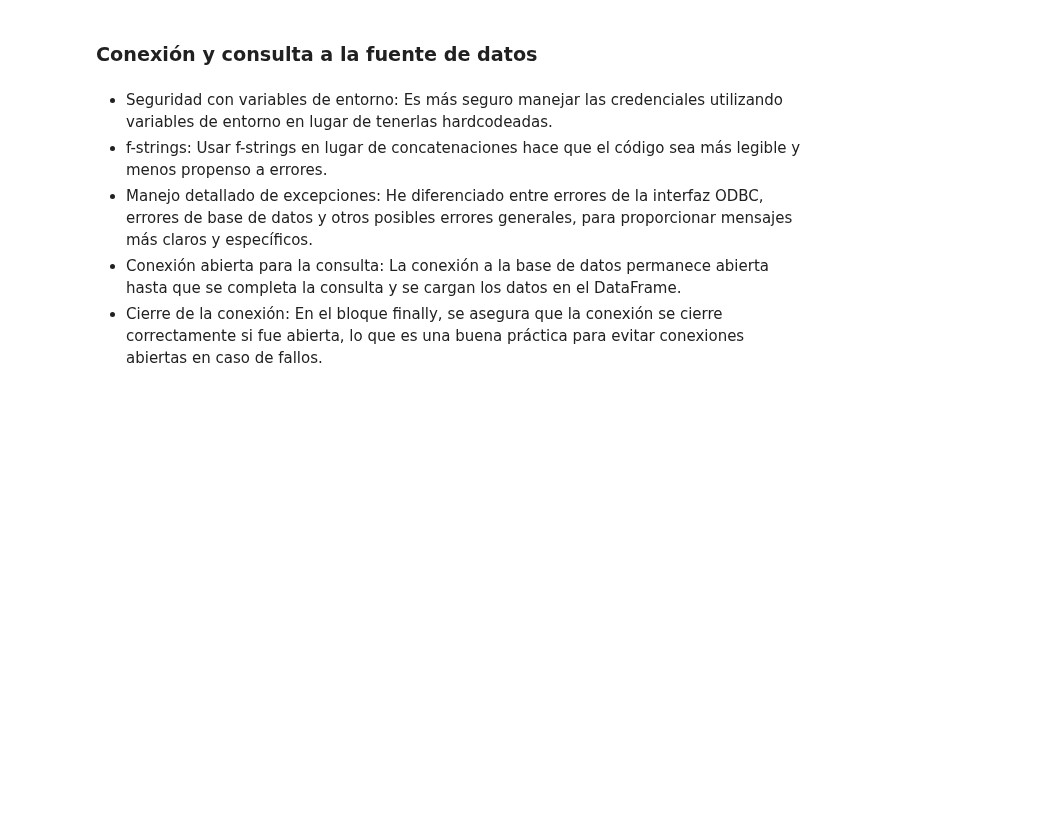
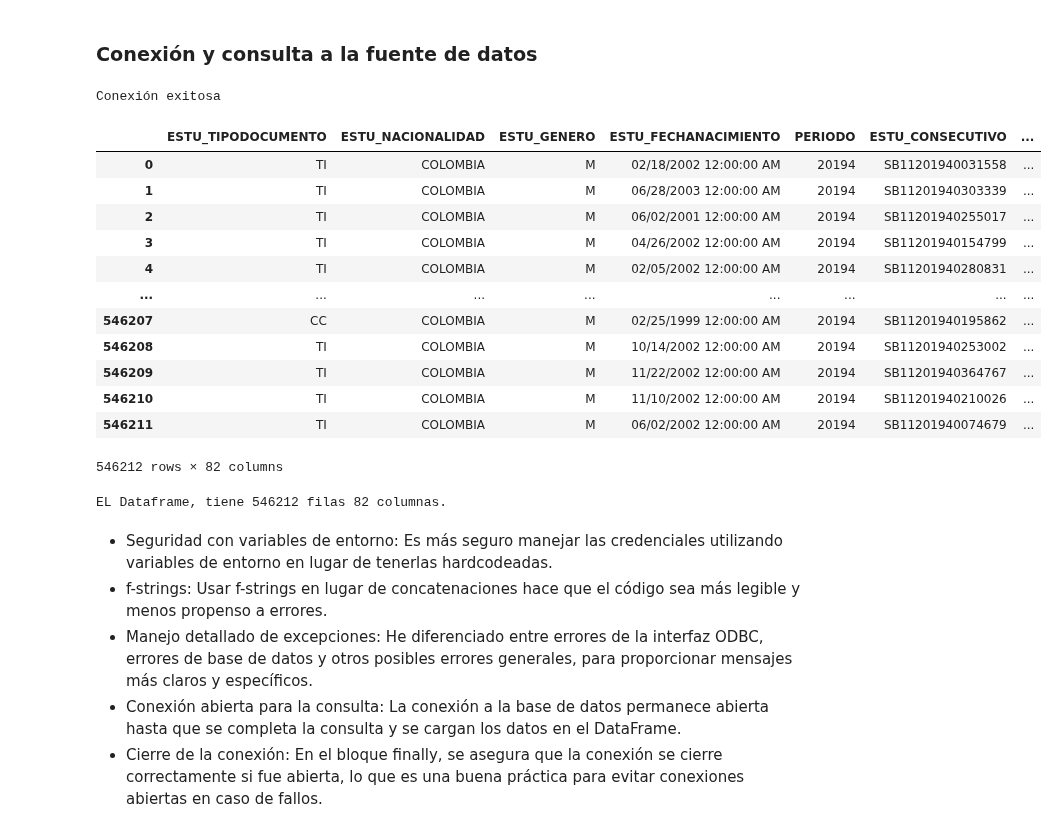
Before and after one commit to wespitia9/AVDV3-219, a Jupyter notebook: Modulo_1-Tecnicas_Avanzadas_de_Analisis_de_Datos/Modulo-1_dev.ipynb, the cells around one changed output. Drawn from its saved outputs; the diff is of its cells as text; code cells hidden in the pictures; blank space fills up the shorter version.

```diff
--- a/Modulo_1-Tecnicas_Avanzadas_de_Analisis_de_Datos/Modulo-1_dev.ipynb
+++ b/Modulo_1-Tecnicas_Avanzadas_de_Analisis_de_Datos/Modulo-1_dev.ipynb
@@ -334,6 +325,43 @@ Temas:
 - Etiquetas: pruebas icfes,icfes,saber 11,resultados
 # %% [markdown]
 ### Conexión y consulta a la fuente de datos
+# %%
+direccion_servidor = 'localhost'
+nombre_bd = 'resultados_icfes_dev'
+nombre_usuario  = 'sa'
+password = '1038'
+
+try:
+    conn = pyodbc.connect('DRIVER={ODBC Driver 17 for SQL Server};SERVER=' +
+                        direccion_servidor+';DATABASE='+nombre_bd+';UID='+nombre_usuario+';PWD=' + password)
+    print("Conexión exitosa")
+except Exception as e:
+    print("Ocurrio un error al conectar a SQL", e)
+# %% [output]
+Conexión exitosa
+# %%
+consulta_sql = '''SELECT * FROM [dbo].[Saber_11_2019-2-OK]'''
+df_resultados_2019_2 = pd.read_sql(consulta_sql, conn)
+df_resultados_2019_2
+# %% [output]
+|  | ESTU_TIPODOCUMENTO | ESTU_NACIONALIDAD | ESTU_GENERO | ESTU_FECHANACIMIENTO | PERIODO | ESTU_CONSECUTIVO | ... |
+| 0 | TI | COLOMBIA | M | 02/18/2002 12:00:00 AM | 20194 | SB11201940031558 | ... |
+| 1 | TI | COLOMBIA | M | 06/28/2003 12:00:00 AM | 20194 | SB11201940303339 | ... |
+| 2 | TI | COLOMBIA | M | 06/02/2001 12:00:00 AM | 20194 | SB11201940255017 | ... |
+| 3 | TI | COLOMBIA | M | 04/26/2002 12:00:00 AM | 20194 | SB11201940154799 | ... |
+| 4 | TI | COLOMBIA | M | 02/05/2002 12:00:00 AM | 20194 | SB11201940280831 | ... |
+| ... | ... | ... | ... | ... | ... | ... | ... |
+| 546207 | CC | COLOMBIA | M | 02/25/1999 12:00:00 AM | 20194 | SB11201940195862 | ... |
+| 546208 | TI | COLOMBIA | M | 10/14/2002 12:00:00 AM | 20194 | SB11201940253002 | ... |
+| 546209 | TI | COLOMBIA | M | 11/22/2002 12:00:00 AM | 20194 | SB11201940364767 | ... |
+| 546210 | TI | COLOMBIA | M | 11/10/2002 12:00:00 AM | 20194 | SB11201940210026 | ... |
+| 546211 | TI | COLOMBIA | M | 06/02/2002 12:00:00 AM | 20194 | SB11201940074679 | ... |
+546212 rows × 82 columns
+# %%
+num_rows, num_cols = df_resultados_2019_2.shape
+print(f'EL Dataframe, tiene {num_rows} filas {num_cols} columnas.')
+# %% [output]
+EL Dataframe, tiene 546212 filas 82 columnas.
 # %%
 
 
```
Also changed, not shown: parts of 1 cell of this notebook.
